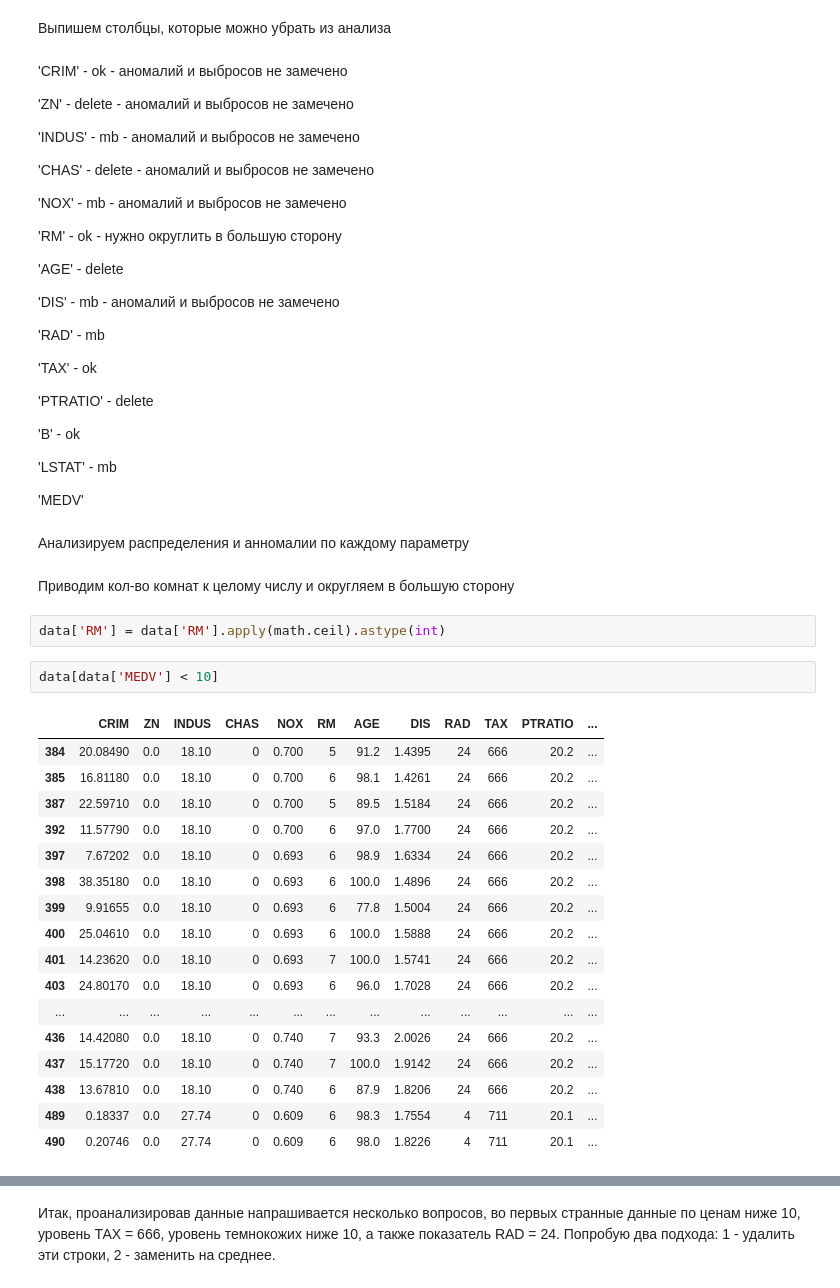
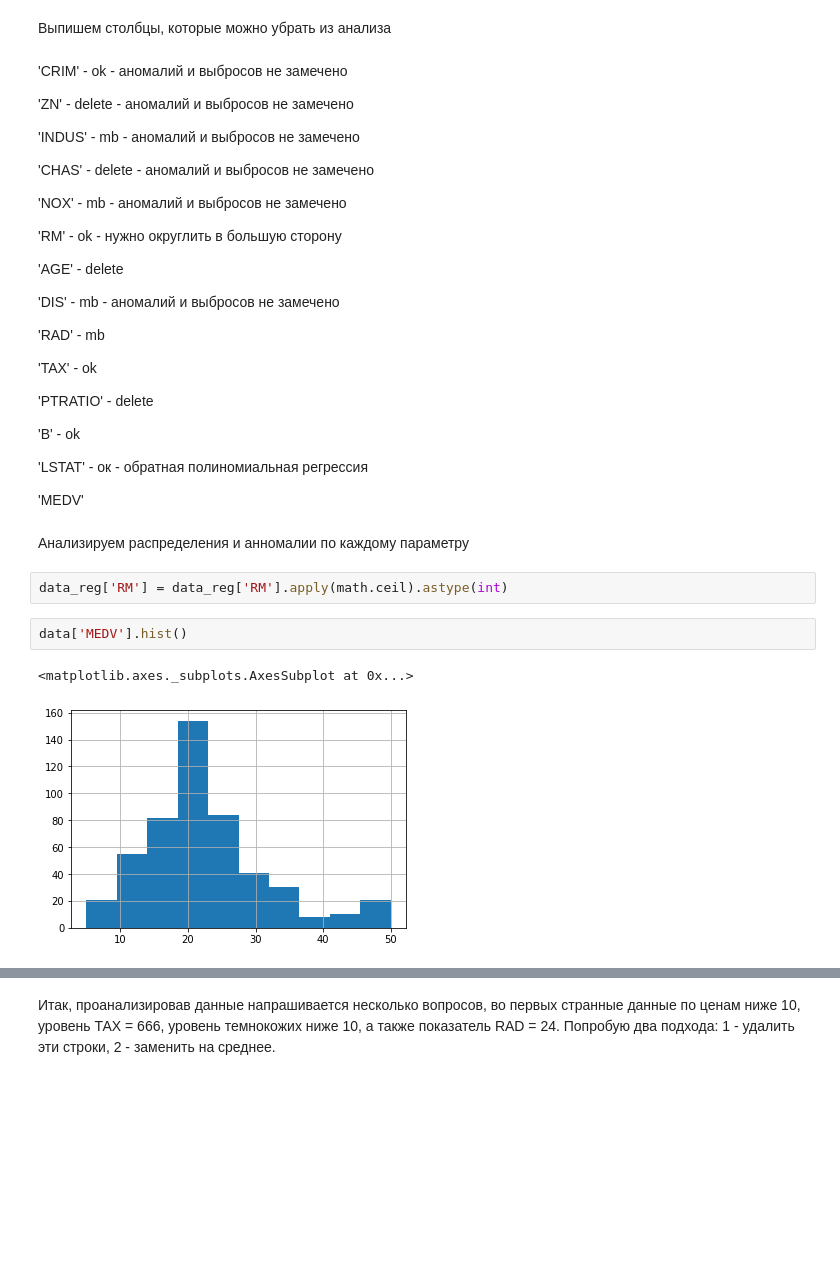
Before and after one commit to Geringer13/Netology_pyda, a Jupyter notebook: 22_Python_Feature_engineering_Использование_pandas_и_numpy_для_очистки_данных_Homework.ipynb, the cells around one changed output, grey strips where cells are left out. Cells and saved outputs as stored; diff of their text form; blank space fills up the shorter version.

```diff
--- a/22_Python_Feature_engineering_Использование_pandas_и_numpy_для_очистки_данных_Homework.ipynb
+++ b/22_Python_Feature_engineering_Использование_pandas_и_numpy_для_очистки_данных_Homework.ipynb
@@ -283,32 +223,15 @@ MEDV - Медианная стоимость домов, занимаемых в
 
 'B' - ok
 
-'LSTAT' - mb
+'LSTAT' - ок - обратная полиномиальная регрессия
 
 'MEDV'
 # %% [markdown]
 Анализируем распределения и анномалии по каждому параметру
-# %% [markdown]
-Приводим кол-во комнат к целому числу и округляем в большую сторону
 # %%
-data['RM'] = data['RM'].apply(math.ceil).astype(int)
+data_reg['RM'] = data_reg['RM'].apply(math.ceil).astype(int)
 # %%
-data[data['MEDV'] < 10]
+data['MEDV'].hist()
 # %% [output]
-|  | CRIM | ZN | INDUS | CHAS | NOX | RM | AGE | DIS | RAD | TAX | PTRATIO | ... |
-| 384 | 20.08490 | 0.0 | 18.10 | 0 | 0.700 | 5 | 91.2 | 1.4395 | 24 | 666 | 20.2 | ... |
-| 385 | 16.81180 | 0.0 | 18.10 | 0 | 0.700 | 6 | 98.1 | 1.4261 | 24 | 666 | 20.2 | ... |
-| 387 | 22.59710 | 0.0 | 18.10 | 0 | 0.700 | 5 | 89.5 | 1.5184 | 24 | 666 | 20.2 | ... |
-| 392 | 11.57790 | 0.0 | 18.10 | 0 | 0.700 | 6 | 97.0 | 1.7700 | 24 | 666 | 20.2 | ... |
-| 397 | 7.67202 | 0.0 | 18.10 | 0 | 0.693 | 6 | 98.9 | 1.6334 | 24 | 666 | 20.2 | ... |
-| 398 | 38.35180 | 0.0 | 18.10 | 0 | 0.693 | 6 | 100.0 | 1.4896 | 24 | 666 | 20.2 | ... |
-| 399 | 9.91655 | 0.0 | 18.10 | 0 | 0.693 | 6 | 77.8 | 1.5004 | 24 | 666 | 20.2 | ... |
-| 400 | 25.04610 | 0.0 | 18.10 | 0 | 0.693 | 6 | 100.0 | 1.5888 | 24 | 666 | 20.2 | ... |
-| 401 | 14.23620 | 0.0 | 18.10 | 0 | 0.693 | 7 | 100.0 | 1.5741 | 24 | 666 | 20.2 | ... |
-| 403 | 24.80170 | 0.0 | 18.10 | 0 | 0.693 | 6 | 96.0 | 1.7028 | 24 | 666 | 20.2 | ... |
-| ... | ... | ... | ... | ... | ... | ... | ... | ... | ... | ... | ... | ... |
-| 436 | 14.42080 | 0.0 | 18.10 | 0 | 0.740 | 7 | 93.3 | 2.0026 | 24 | 666 | 20.2 | ... |
-| 437 | 15.17720 | 0.0 | 18.10 | 0 | 0.740 | 7 | 100.0 | 1.9142 | 24 | 666 | 20.2 | ... |
-| 438 | 13.67810 | 0.0 | 18.10 | 0 | 0.740 | 6 | 87.9 | 1.8206 | 24 | 666 | 20.2 | ... |
-| 489 | 0.18337 | 0.0 | 27.74 | 0 | 0.609 | 6 | 98.3 | 1.7554 | 4 | 711 | 20.1 | ... |
-| 490 | 0.20746 | 0.0 | 27.74 | 0 | 0.609 | 6 | 98.0 | 1.8226 | 4 | 711 | 20.1 | ... |
+<matplotlib.axes._subplots.AxesSubplot at 0x...>
+[figure, added]
```
Also changed, not shown: parts of 50 cells of this notebook.
